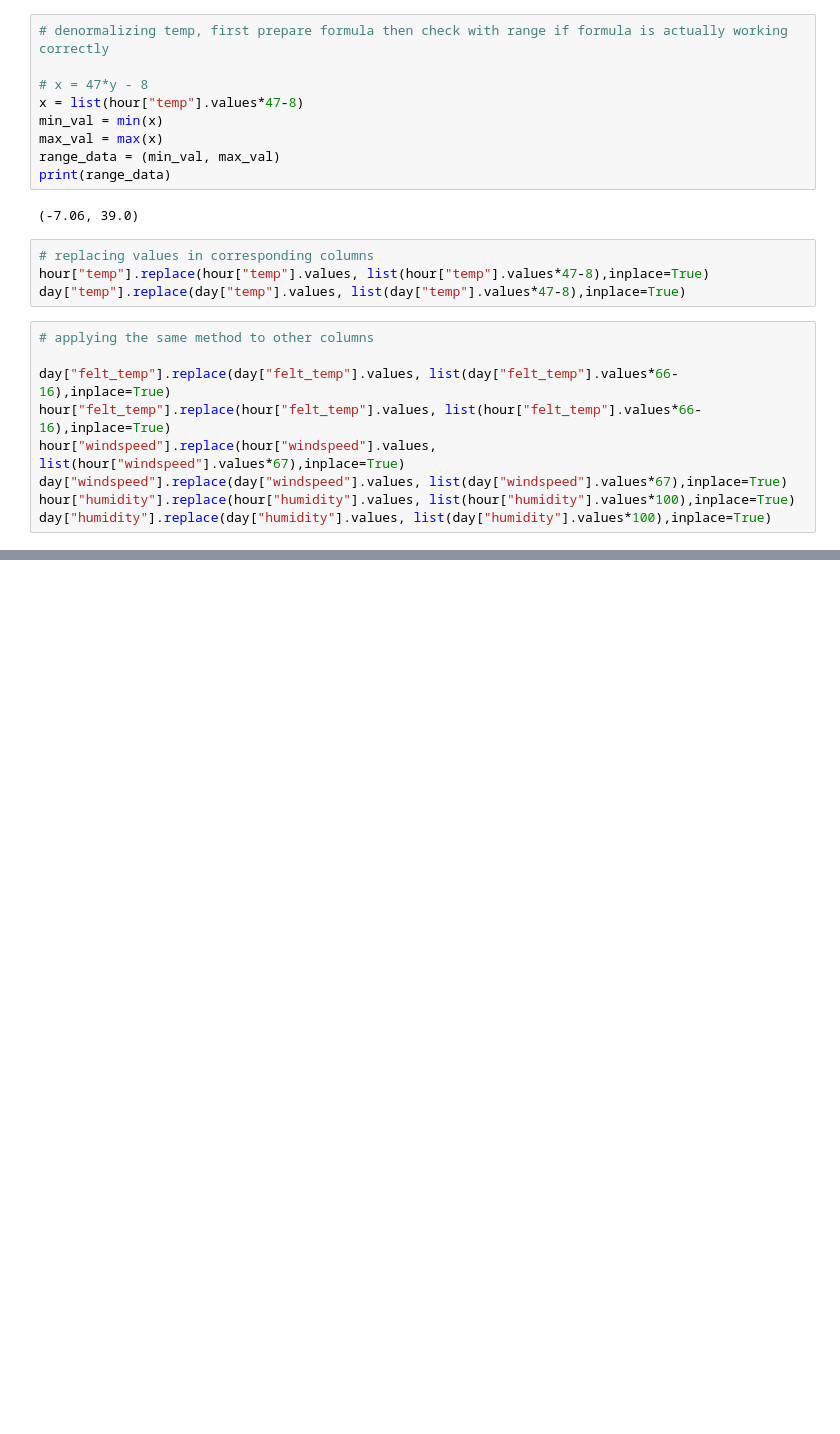
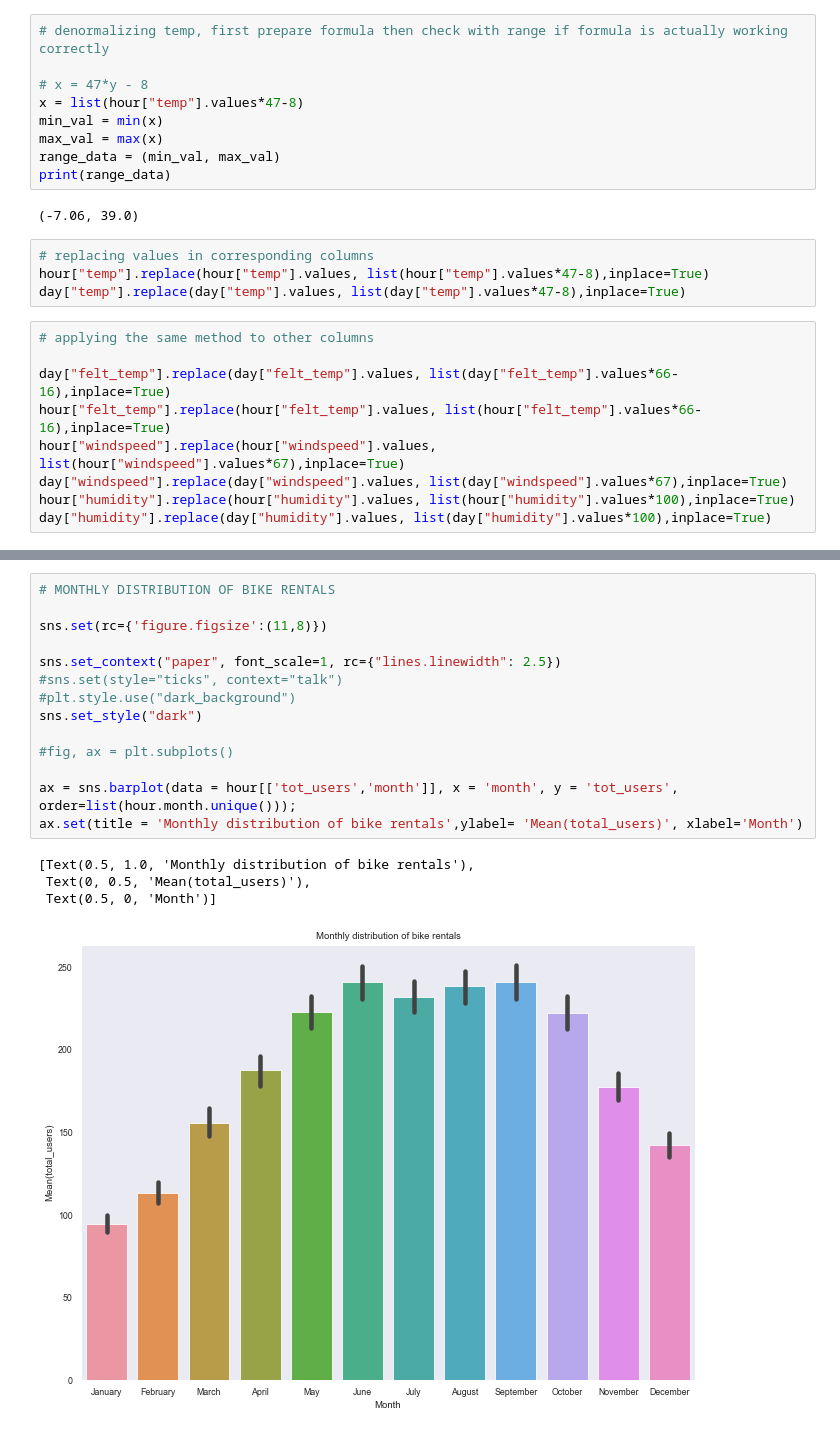
Before and after one commit to davidellavalle/Capital-Bikeshare, a Jupyter notebook: 2011-12/Exploratory data analysis.ipynb, the cells around one changed output, grey strips where cells are left out. Cells and saved outputs as stored; diff of their text form; blank space fills up the shorter version.

```diff
--- a/2011-12/Exploratory data analysis.ipynb
+++ b/2011-12/Exploratory data analysis.ipynb
@@ -248,0 +301,19 @@ ax.set(title = 'Season wise hourly distribution of bike rentals',ylabel= 'mean(t
+# %%
+# MONTHLY DISTRIBUTION OF BIKE RENTALS
+
+sns.set(rc={'figure.figsize':(11,8)})
+
+sns.set_context("paper", font_scale=1, rc={"lines.linewidth": 2.5})
+#sns.set(style="ticks", context="talk")
+#plt.style.use("dark_background")
+sns.set_style("dark")
+
+#fig, ax = plt.subplots()
+
+ax = sns.barplot(data = hour[['tot_users','month']], x = 'month', y = 'tot_users', order=list(hour.month.unique()));
+ax.set(title = 'Monthly distribution of bike rentals',ylabel= 'Mean(total_users)', xlabel='Month')
+# %% [output]
+[Text(0.5, 1.0, 'Monthly distribution of bike rentals'),
+ Text(0, 0.5, 'Mean(total_users)'),
+ Text(0.5, 0, 'Month')]
+[figure, added]
```
Also changed, not shown: parts of 5 cells of this notebook.
